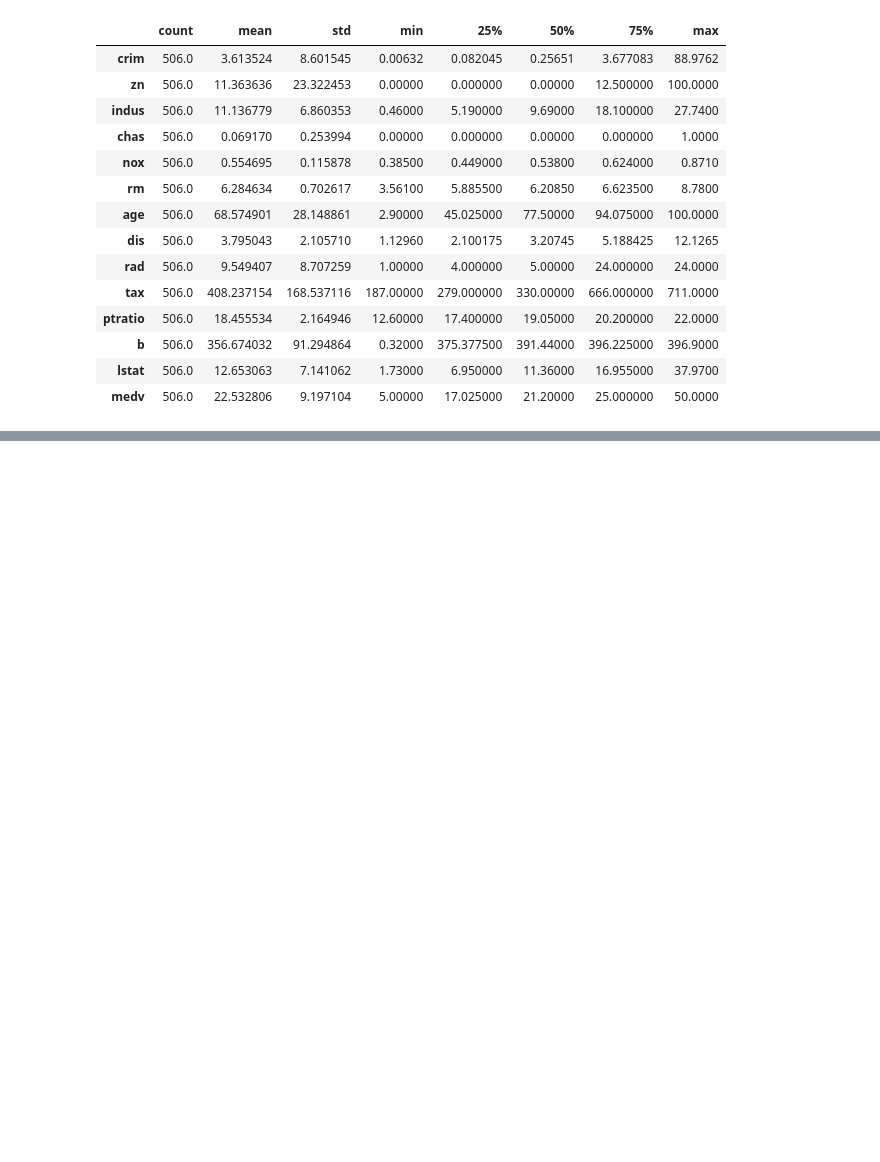
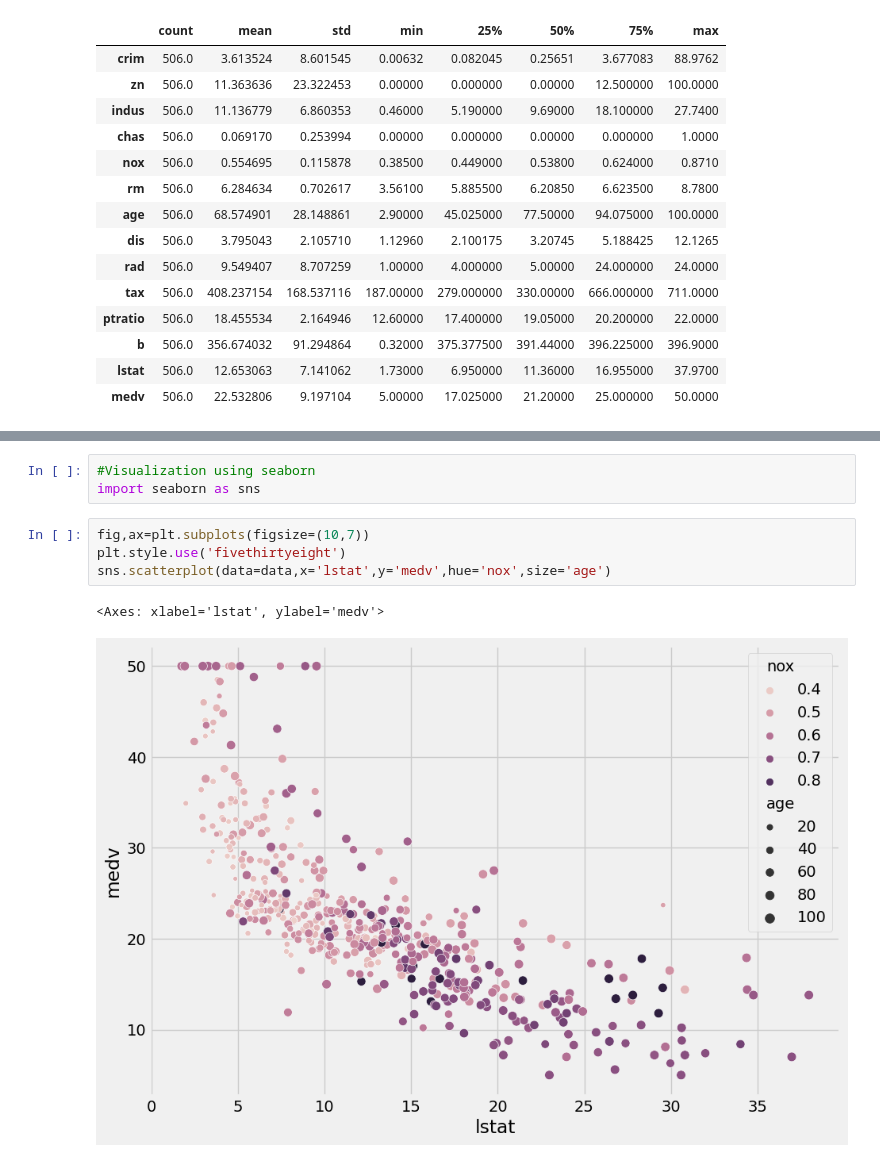
Before and after one commit to gmehra123/data_science, a Jupyter notebook: Basic_Python.ipynb, the cells around one changed output, grey strips where cells are left out. Saved outputs shown, nothing was run; the diff lists cells and outputs as text; blank space fills up the shorter version.

Commit message:
Adding Data Viz

```diff
--- a/Basic_Python.ipynb
+++ b/Basic_Python.ipynb
@@ -232,0 +251,10 @@ plt.show()
+# %%
+#Visualization using seaborn
+import seaborn as sns
+# %%
+fig,ax=plt.subplots(figsize=(10,7))
+plt.style.use('fivethirtyeight')
+sns.scatterplot(data=data,x='lstat',y='medv',hue='nox',size='age')
+# %% [output]
+<Axes: xlabel='lstat', ylabel='medv'>
+[figure, added]
```
Also changed, not shown: parts of 29 cells of this notebook.
